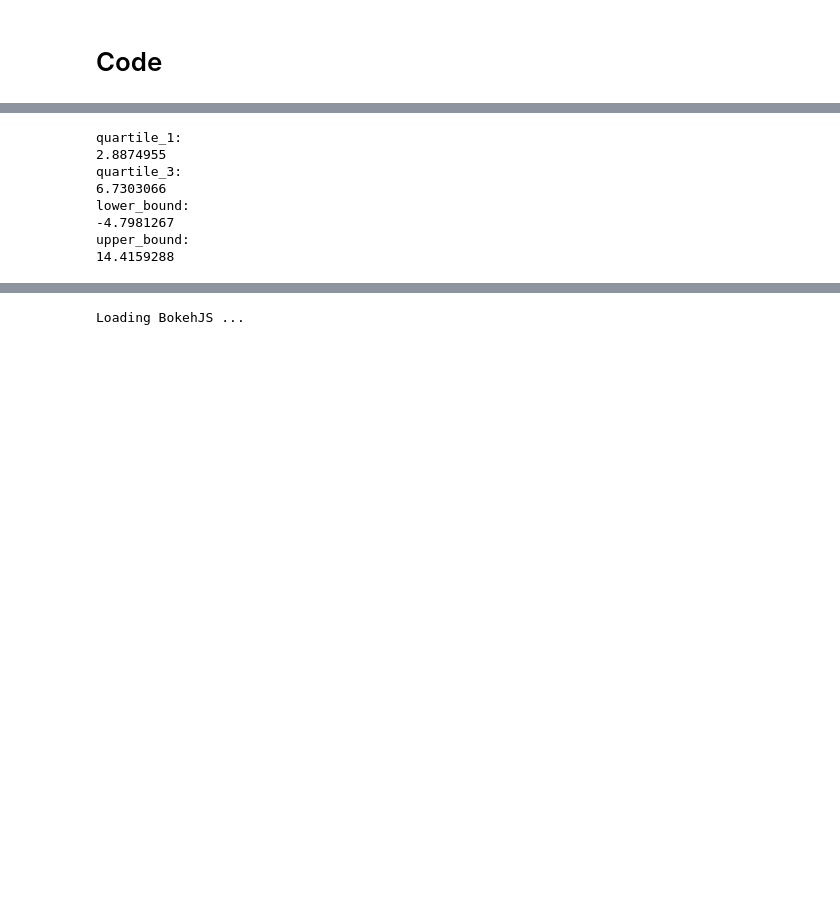
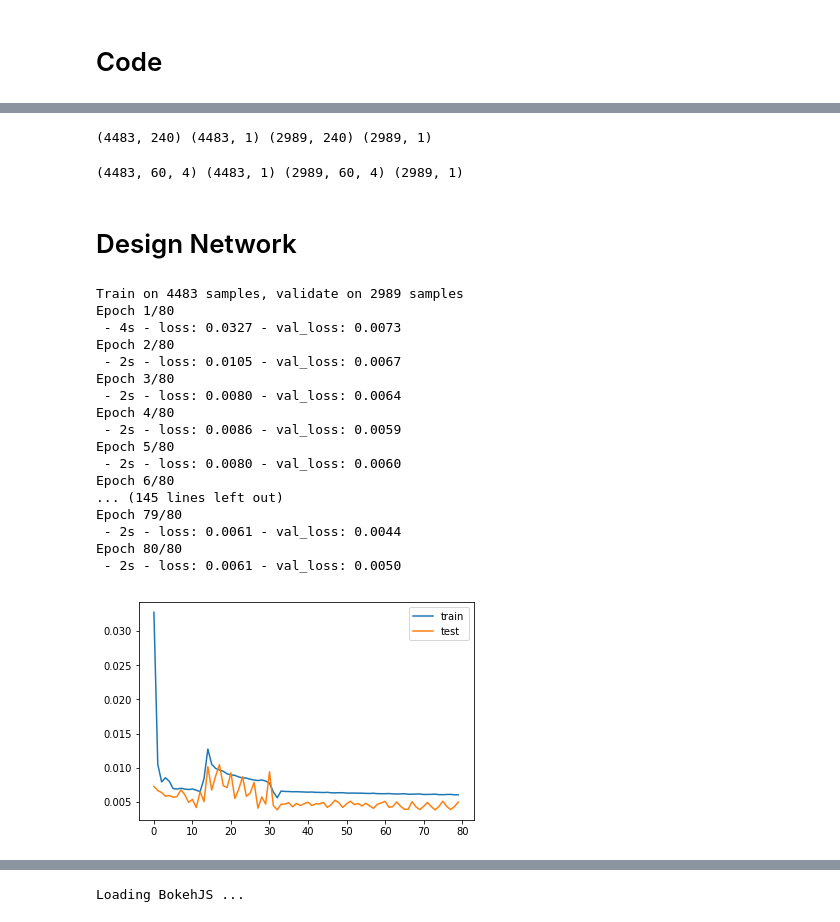
Before and after one commit to adornodev/TCC-Lunar, a Jupyter notebook: Python/PreProcessing.ipynb, the cells around one changed output, grey strips where cells are left out. Cells and saved outputs as stored; diff of their text form; code cells hidden in the pictures; blank space fills up the shorter version.

```diff
--- a/Python/PreProcessing.ipynb
+++ b/Python/PreProcessing.ipynb
@@ -275,7 +280,0 @@ print(reframed.head())
-# %%
-# Graph mode Outliers detection
-%matplotlib inline
-import seaborn as sns
-sns.set(style="whitegrid", color_codes=True)
-#iris = sns.load_dataset("iris")
-sns.boxplot(data=df_general['accelerometer_X']);
@@ -308,16 +281,56 @@ def outliers_iqr(serie, threshold = 2, debug = False, should_delete_outliers = F
-# %%
-a = outliers_iqr(df_general['accelerometer_Z'])
-df_new = df_general
-a = outliers_iqr(df_new['accelerometer_Z'], should_delete_outliers = False)
-print(a)
-print(len(df_new['accelerometer_Z']))
-print(len(df_general))
-# %% [output]
-quartile_1:
-2.8874955
-quartile_3:
-6.7303066
-lower_bound:
--4.7981267
-upper_bound:
-14.4159288
+# %%
+# split into train and test sets
+values = reframed.values
+
+n_obs = n_features * n_reg_lag
+
+# Split data into training and test
+_train, _test, out_train, out_test = train_test_split(values[:,:n_obs], values[:,[n_obs]], test_size=0.4, random_state=42)
+
+print(_train.shape,out_train.shape, _test.shape, out_test.shape)
+# %% [output]
+(4483, 240) (4483, 1) (2989, 240) (2989, 1)
+# %%
+# reshape input to be 3D [samples, timesteps, features]
+_train = _train.reshape((_train.shape[0] , n_reg_lag, n_features))
+_test  = _test.reshape ((_test.shape[0]  , n_reg_lag, n_features))
+
+print(_train.shape, out_train.shape, _test.shape, out_test.shape)
+# %% [output]
+(4483, 60, 4) (4483, 1) (2989, 60, 4) (2989, 1)
+# %% [markdown]
+# Design Network
+# %%
+# design network
+model = Sequential()
+model.add(LSTM(100, input_shape=(_train.shape[1], _train.shape[2])))
+model.add(Dense(1))
+model.compile(loss='mae', optimizer='adam')
+
+# fit network
+history = model.fit(_train, out_train, epochs=80, batch_size=180, validation_data=(_test, out_test), verbose=2, shuffle=False)
+
+# plot history
+plt.plot(history.history['loss'], label='train')
+plt.plot(history.history['val_loss'], label='test')
+plt.legend()
+plt.show()
+# %% [output]
+Train on 4483 samples, validate on 2989 samples
+Epoch 1/80
+ - 4s - loss: 0.0327 - val_loss: 0.0073
+Epoch 2/80
+ - 2s - loss: 0.0105 - val_loss: 0.0067
+Epoch 3/80
+ - 2s - loss: 0.0080 - val_loss: 0.0064
+Epoch 4/80
+ - 2s - loss: 0.0086 - val_loss: 0.0059
+Epoch 5/80
+ - 2s - loss: 0.0080 - val_loss: 0.0060
+Epoch 6/80
+... (145 lines left out)
+Epoch 79/80
+ - 2s - loss: 0.0061 - val_loss: 0.0044
+Epoch 80/80
+ - 2s - loss: 0.0061 - val_loss: 0.0050
+[figure, added]
```
Also changed, not shown: parts of 11 cells of this notebook.
